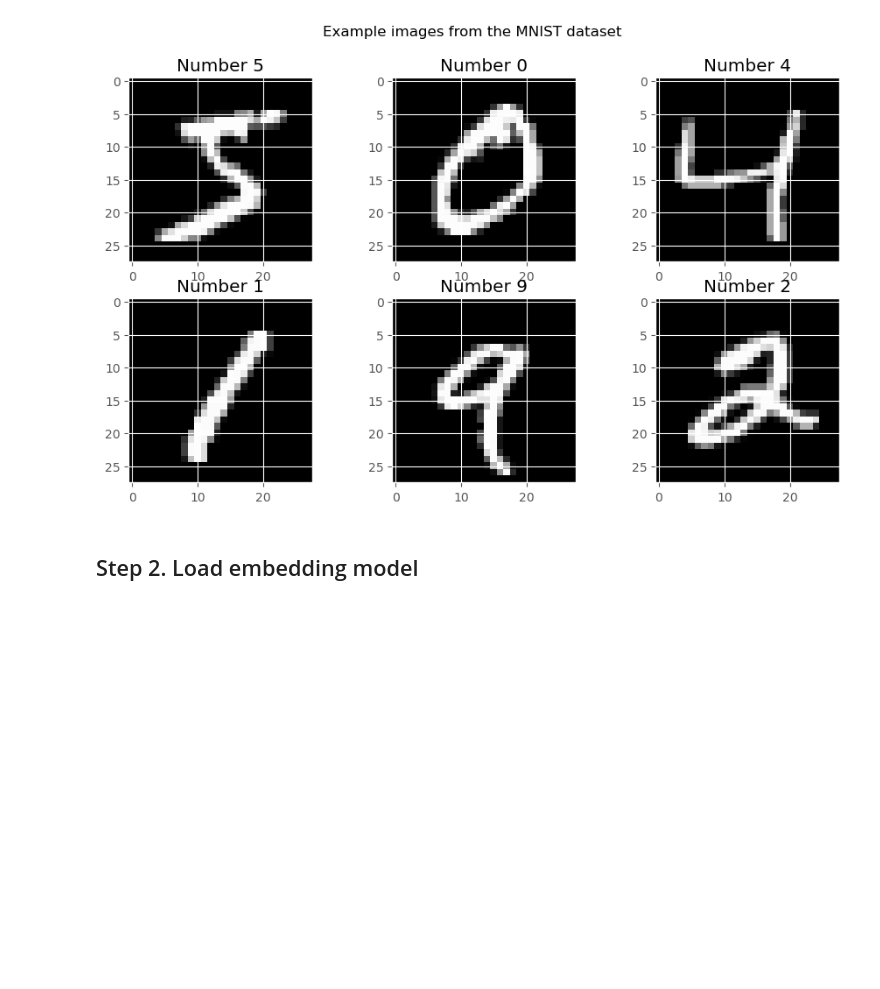
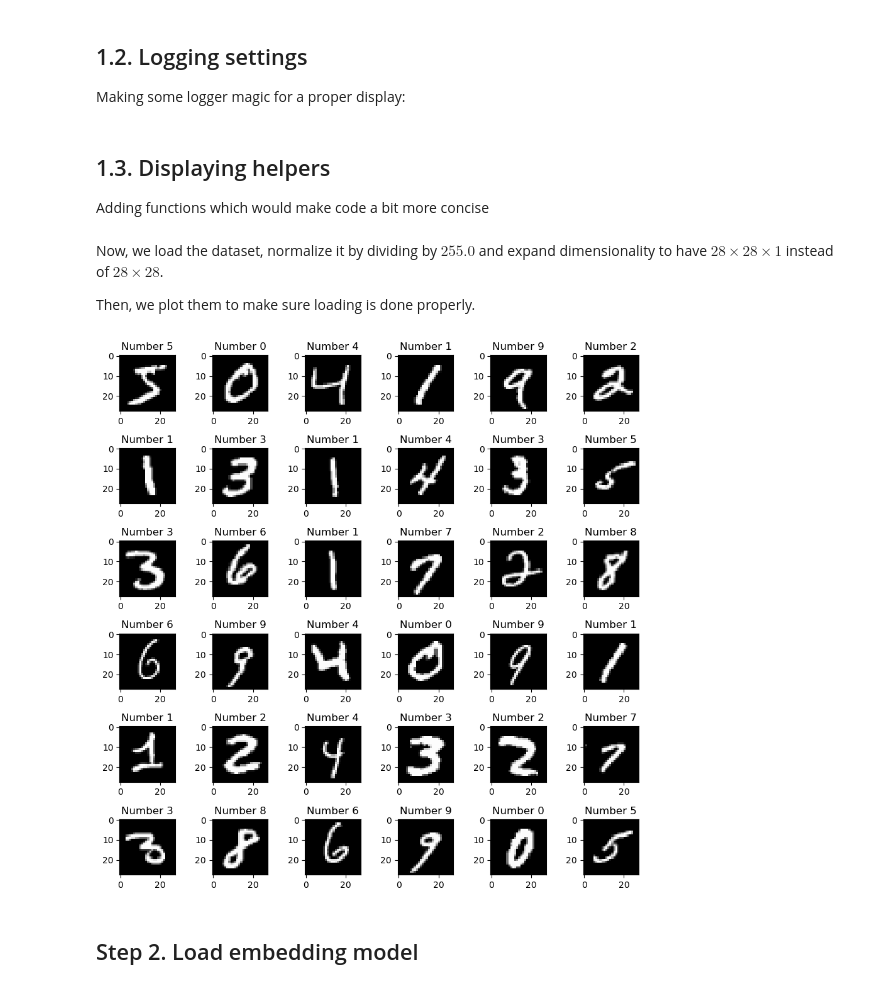
Before and after one commit to ZamDimon/distortion-generator, a Jupyter notebook: generator.ipynb, the cells around one changed output. Cells and saved outputs as stored; diff of their text form; code cells hidden in the pictures; blank space fills up the shorter version.

```diff
--- a/generator.ipynb
+++ b/generator.ipynb
@@ -9,12 +10,22 @@ This file contains the core functionality needed to be implemented.
 # %%
+# System imports
 import random
+import sys
+import logging
 
+# Machine learning-related libraries
+import numpy as np
 import tensorflow as tf
-import numpy as np
-
 import sklearn
 from sklearn.decomposition import PCA
 
-from keras.datasets import mnist
+# Graphics packages
 from matplotlib import pyplot
 from mpl_toolkits import mplot3d
+pyplot.style.use('seaborn-v0_8-white') # Choose pyplot styling
+
+# Setting float precision
+np.set_printoptions(precision=3)
+# %% [markdown]
+## 1.2. Logging settings
+Making some logger magic for a proper display:
@@ -21,23 +47,47 @@ from mpl_toolkits import mplot3d
+# %% [markdown]
+## 1.3. Displaying helpers
+
+Adding functions which would make code a bit more concise
+# %%
+def show_images(X: list, y: list, size: tuple = (9,9)) -> None:
+    """
+    Helper function displaying a set of specified images and their labels
+    """
+    assert len(X) == len(y), "X and y must have the same shapes"
+    n = len(X)
+
+    rows = int(np.sqrt(n))
+    cols = n // rows
+
+    fig, axs = pyplot.subplots(nrows=rows, ncols=cols, figsize=size)
+    for i, ax in enumerate(axs.flatten()):
+        ax.imshow(X[i], cmap=pyplot.get_cmap('gray'))
+        ax.set_title(f'Number {y[i]}')
+
+    fig.tight_layout()
+    pyplot.show()
+# %% [markdown]
+Now, we load the dataset, normalize it by dividing by $255.0$ and expand dimensionality to have $28\times 28\times 1$ instead of $28\times 28$.
+
+Then, we plot them to make sure loading is done properly.
 # %%
+from keras.datasets import mnist
+
+# Loading the MNIST dataset
 (X_train, y_train), (X_test, y_test) = mnist.load_data()
 X_train = X_train / 255.0
 X_test = X_test / 255.0
 
 X_train = tf.expand_dims(X_train, axis=-1)
 X_test = tf.expand_dims(X_test, axis=-1)
+
+# Displaying example images
+show_images(X_train[:36], y_train[:36])
+
+# Forming batches with the same label
+X_batches = [[np.array(X, dtype=np.float32) for X, y in zip(X_test, y_test) if y == digit] for digit in range(10)]
+# %% [output]
+[figure, added]
-# %%
-pyplot.style.use('ggplot')
-
-fig, axs = pyplot.subplots(nrows=2, ncols=3, figsize=(11,6))
-for i, ax in enumerate(axs.flatten()):
-    pyplot.sca(ax)
-    pyplot.imshow(X_train[i], cmap=pyplot.get_cmap('gray'))
-    pyplot.title(f'Number {y_train[i]}')
-
-pyplot.suptitle('Example images from the MNIST dataset')
-pyplot.show()
-# %% [output]
-[figure, removed]
 # %% [markdown]
 ## Step 2. Load embedding model
 # %%
```
Also changed, not shown: parts of 25 cells of this notebook, 47 other files.
